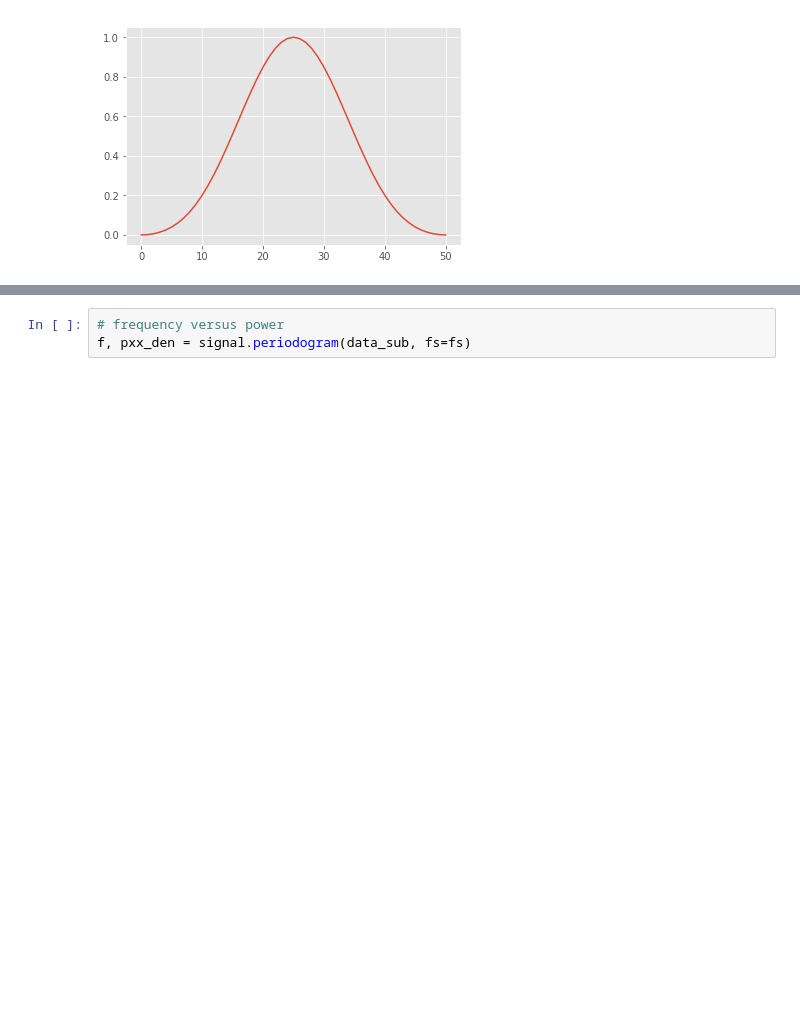
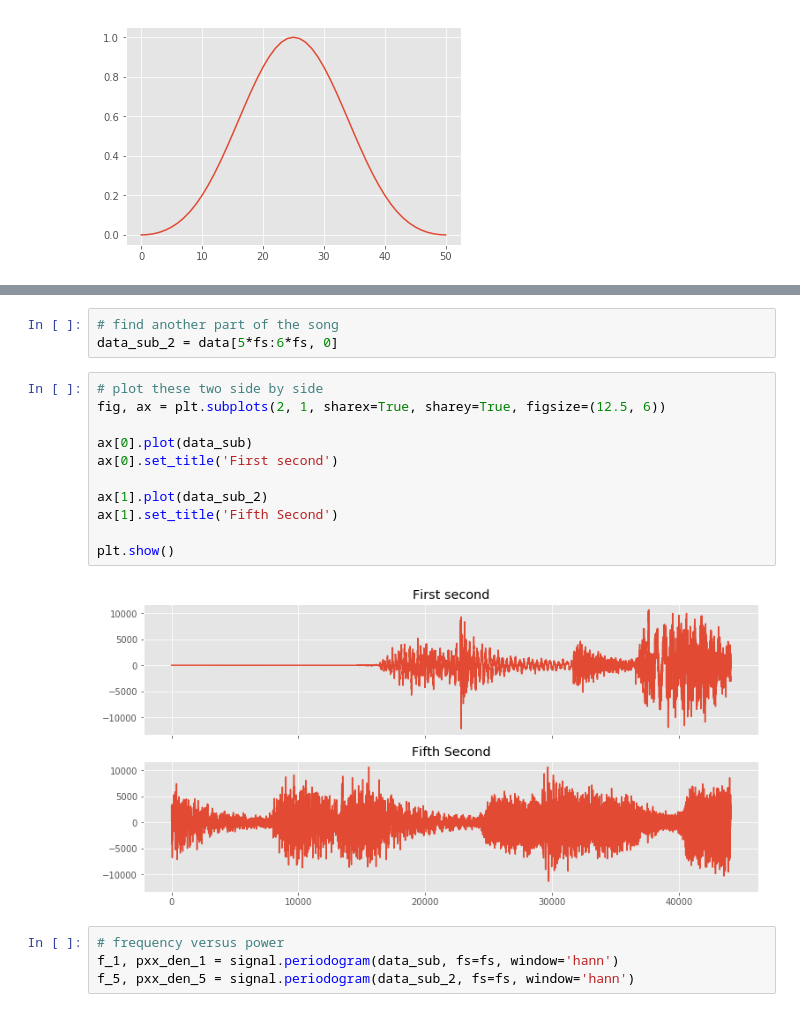
Before and after one commit to mcstanle/freezam, a Jupyter notebook: notebooks/exploring_some_audio_data.ipynb, the cells around one changed output, grey strips where cells are left out. Saved outputs shown, nothing was run; the diff lists cells and outputs as text; blank space fills up the shorter version.

```diff
--- a/notebooks/exploring_some_audio_data.ipynb
+++ b/notebooks/exploring_some_audio_data.ipynb
@@ -100,3 +128,20 @@ plt.show()
+# %%
+# find another part of the song
+data_sub_2 = data[5*fs:6*fs, 0]
+# %%
+# plot these two side by side
+fig, ax = plt.subplots(2, 1, sharex=True, sharey=True, figsize=(12.5, 6))
+
+ax[0].plot(data_sub)
+ax[0].set_title('First second')
+
+ax[1].plot(data_sub_2)
+ax[1].set_title('Fifth Second')
+
+plt.show()
+# %% [output]
+[figure, added]
 # %%
 # frequency versus power
-f, pxx_den = signal.periodogram(data_sub, fs=fs)
+f_1, pxx_den_1 = signal.periodogram(data_sub, fs=fs, window='hann')
+f_5, pxx_den_5 = signal.periodogram(data_sub_2, fs=fs, window='hann')
```
Also changed, not shown: parts of 27 cells of this notebook, 2 other files.
